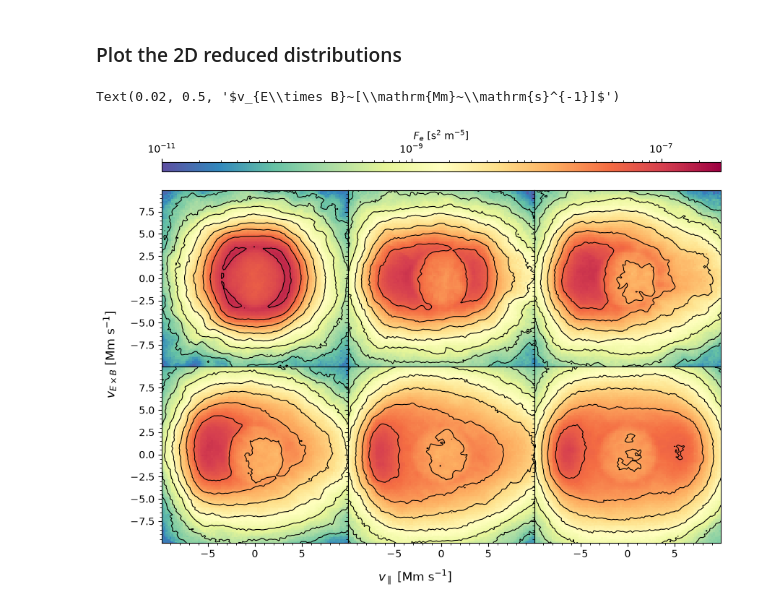
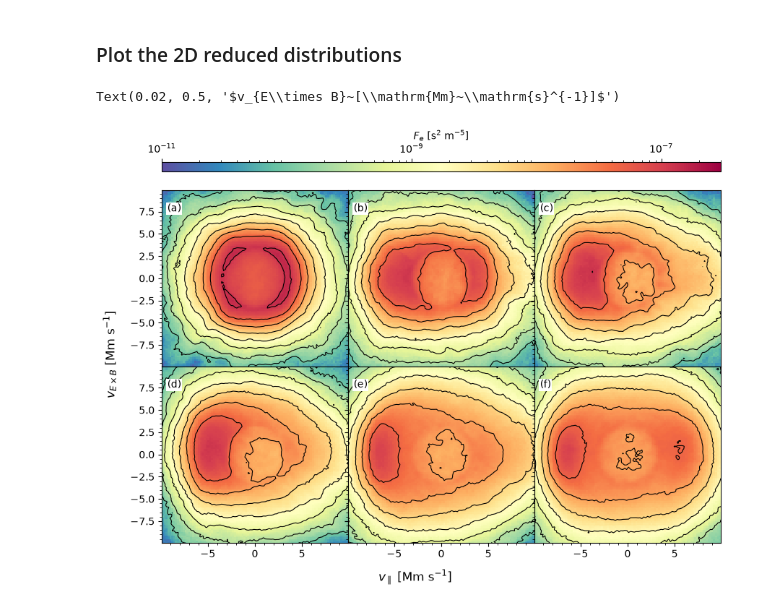
Before and after one commit to louis-richard/irfu-python, a Jupyter notebook: docs/examples/01_mms/example_mms_reduced_electron_dist.ipynb, the cells around one changed output. Saved outputs shown, nothing was run; the diff lists cells and outputs as text; code cells hidden in the pictures.

```diff
--- a/docs/examples/01_mms/example_mms_reduced_electron_dist.ipynb
+++ b/docs/examples/01_mms/example_mms_reduced_electron_dist.ipynb
@@ -170,31 +184,34 @@ for f_2d, ax in zip(f2d[1:], axs.flatten()[1:]):
         ax,
         f_2d.mean(axis=0),
         cscale="log",
         clim=[1e-11, 3e-7],
         cmap="Spectral_r",
         colorbar="none",
     )
     plot_contour(
         ax,
         f_2d.mean(axis=0),
         levels=np.logspace(-10, -6, 10),
         colors="k",
         linewidths=0.8,
     )
     ax.set_xlim([-9.9, 9.9])
     ax.set_ylim([-9.9, 9.9])
 
 pos_axs02 = axs[0, 2].get_position()
 pos_cax0 = cax0.get_position()
 x0 = pos_cax0.x0
 y0 = pos_cax0.y0 + 0.03
 width = pos_axs02.x0 + pos_axs02.width - pos_cax0.x0
 height = 0.02
 cax0.set_position([x0, y0, width, height])
 cax0.set_xlabel("$F_e~[\\mathrm{s}^2~\\mathrm{m}^{-5}]$")
 
+label_options = dict(bbox=dict(facecolor="white", edgecolor="none", pad=1))
+make_labels(axs.flatten(), [0.03, 0.88], **label_options)
+
 f.supxlabel("$v_{\\parallel}~[\\mathrm{Mm}~\\mathrm{s}^{-1}]$")
 f.supylabel("$v_{E\\times B}~[\\mathrm{Mm}~\\mathrm{s}^{-1}]$")
 # %% [output]
 Text(0.02, 0.5, '$v_{E\\times B}~[\\mathrm{Mm}~\\mathrm{s}^{-1}]$')
-[figure, old version]
+[figure, new version]
```
Also changed, not shown: parts of 5 cells of this notebook.
